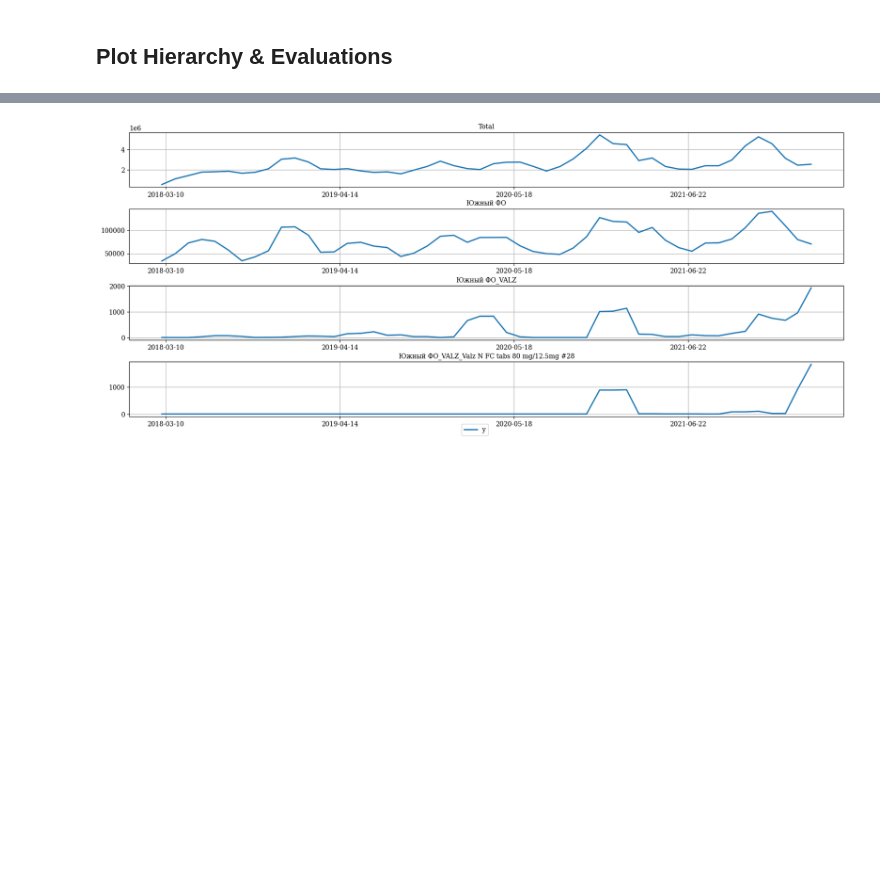
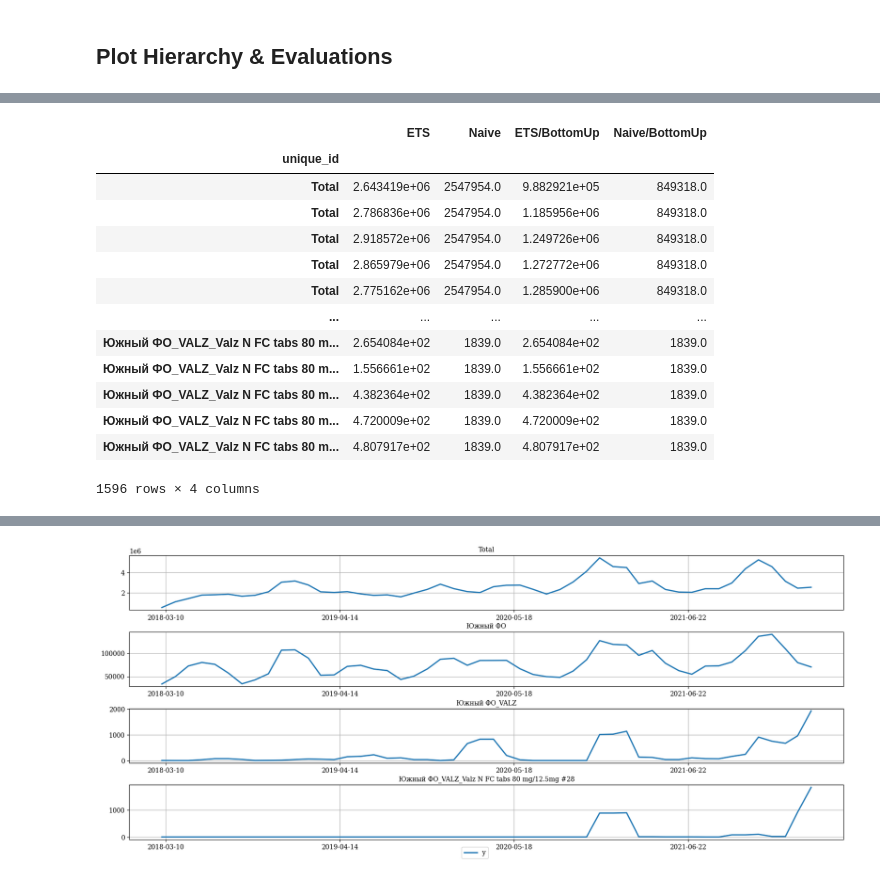
Before and after one commit to ariellubonja/hierarchical-time-series, a Jupyter notebook: hierarchical_ts.ipynb, the cells around one changed output, grey strips where cells are left out. Saved outputs shown, nothing was run; the diff lists cells and outputs as text; code cells hidden in the pictures; blank space fills up the shorter version.

```diff
--- a/hierarchical_ts.ipynb
+++ b/hierarchical_ts.ipynb
@@ -389,0 +441,20 @@ Observe that the nonnegative reconciliation method performs better that its unco
+# %%
+a = Y_test_df.sort_index()#.sort_values(by='ds', ascending=True)
+b = Y_rec_df[['ETS', 'Naive', 'ETS/BottomUp', 'Naive/BottomUp']].sort_index()#.sort_values(by='ds', ascending=True)#.drop(columns=['ds'])
+
+b
+# %% [output]
+|  | ETS | Naive | ETS/BottomUp | Naive/BottomUp |
+| unique_id |  |  |  |  |
+| Total | 2.643419e+06 | 2547954.0 | 9.882921e+05 | 849318.0 |
+| Total | 2.786836e+06 | 2547954.0 | 1.185956e+06 | 849318.0 |
+| Total | 2.918572e+06 | 2547954.0 | 1.249726e+06 | 849318.0 |
+| Total | 2.865979e+06 | 2547954.0 | 1.272772e+06 | 849318.0 |
+| Total | 2.775162e+06 | 2547954.0 | 1.285900e+06 | 849318.0 |
+| ... | ... | ... | ... | ... |
+| Южный ФО_VALZ_Valz N FC tabs 80 m... | 2.654084e+02 | 1839.0 | 2.654084e+02 | 1839.0 |
+| Южный ФО_VALZ_Valz N FC tabs 80 m... | 1.556661e+02 | 1839.0 | 1.556661e+02 | 1839.0 |
+| Южный ФО_VALZ_Valz N FC tabs 80 m... | 4.382364e+02 | 1839.0 | 4.382364e+02 | 1839.0 |
+| Южный ФО_VALZ_Valz N FC tabs 80 m... | 4.720009e+02 | 1839.0 | 4.720009e+02 | 1839.0 |
+| Южный ФО_VALZ_Valz N FC tabs 80 m... | 4.807917e+02 | 1839.0 | 4.807917e+02 | 1839.0 |
+1596 rows × 4 columns
```
Also changed, not shown: parts of 6 cells of this notebook.
